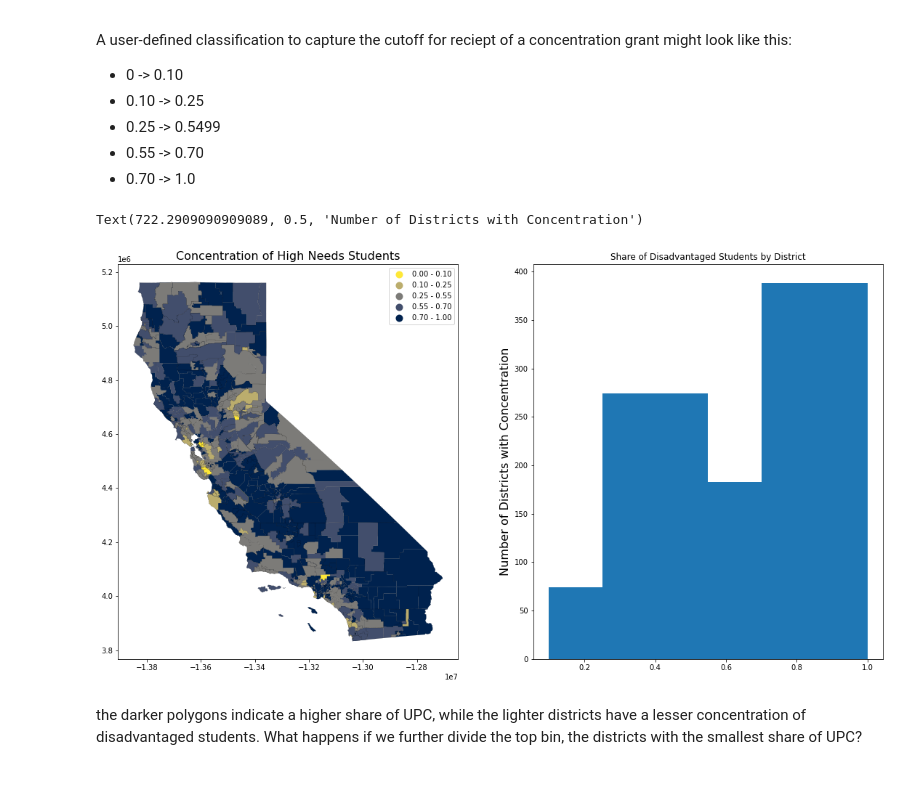
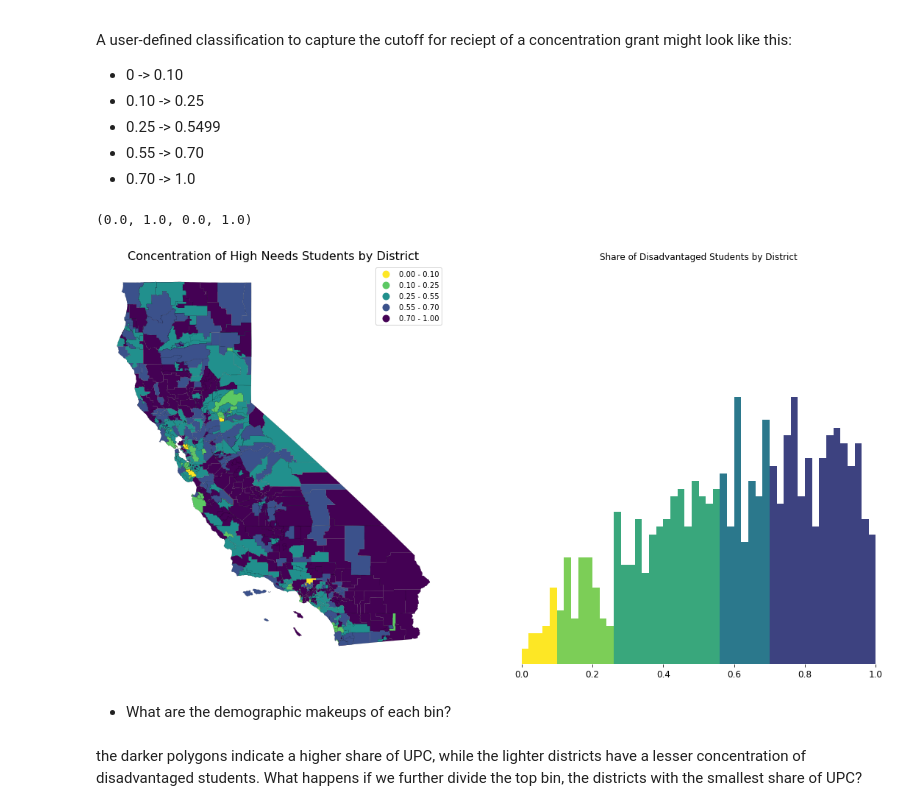
Before and after one commit to fiendskrah/finalcapstone, a Jupyter notebook: 300_explore.ipynb, the cells around one changed output. Saved outputs shown, nothing was run; the diff lists cells and outputs as text; code cells hidden in the pictures; blank space fills up the shorter version.

Commit message:
legendgram hist and cmap complete

```diff
--- a/300_explore.ipynb
+++ b/300_explore.ipynb
@@ -154,31 +157,34 @@ cm = plt.cm.cividis_r
 # %%
-fig, (ax1, ax2) = plt.subplots(1,2, figsize=(19,10))
+f, (ax1, ax2) = plt.subplots(1,2, figsize=(19,10))
 
 plt.title('Share of Disadvantaged Students by District')
 
 gdf.plot(
     column='UPpct',
     legend=True,
-    figsize=(15, 15),
     scheme='userdefined',
     classification_kwds={'bins':bins_list},
     linewidth=.1,
     edgecolor='black',
-    cmap='cividis_r',
+    cmap='viridis_r',
     ax=ax1
         )
-ax1.set_title("Concentration of High Needs Students", fontsize=16)
+ax1.set_title("Concentration of High Needs Students by District", fontsize=16)
 # title for map
 
-#n, bins, patches=plt.hist(x, 5, density=True, color='green')
-#for i, p in enumerate(patches):
- #   ax2.hist(x, bins_list, color=cm(i/5))
-ax2.hist(x, bins_list)
-ax2.set_ylabel('Number of Districts with Concentration', fontsize=16)
-#histogram
+legendgram(f,ax2,x.values,bins_list,pal=palmpl.Viridis_5_r,
+               legend_size=(1,.7), # legend size in fractions of the axis
+               loc = 'lower left', # matplotlib-style legend locations
+               clip = (0,1) # clip the displayed range of the histogram
+               )
+
+ax1.axis("off")
+ax2.axis("off")
 # %% [output]
-Text(722.2909090909089, 0.5, 'Number of Districts with Concentration')
+(0.0, 1.0, 0.0, 1.0)
-[figure, old version]
+[figure, new version]
+# %% [markdown]
+- What are the demographic makeups of each bin?
 # %% [markdown]
 the darker polygons indicate a higher share of UPC, while the lighter districts have a lesser concentration of disadvantaged students. What happens if we further divide the top bin, the districts with the smallest share of UPC?
 # %%
```
Also changed, not shown: parts of 12 cells of this notebook, 24 other files.
